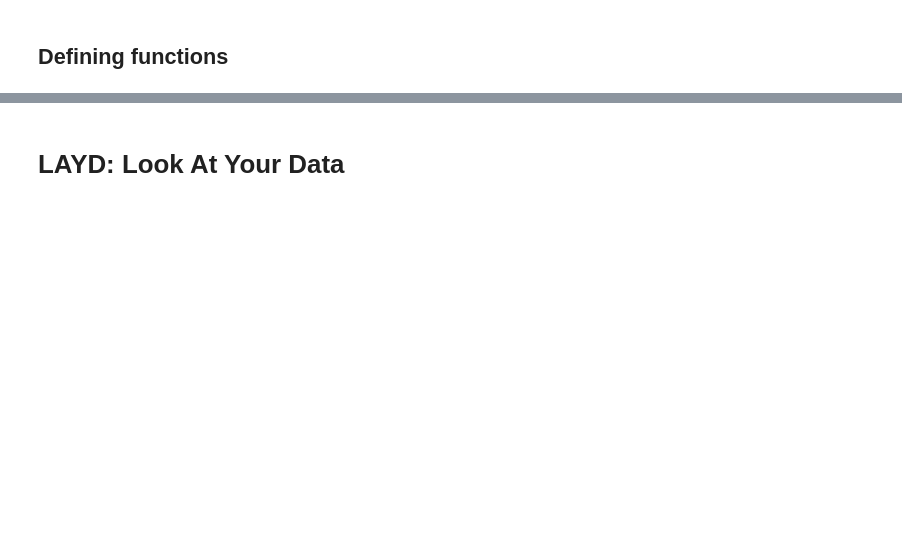
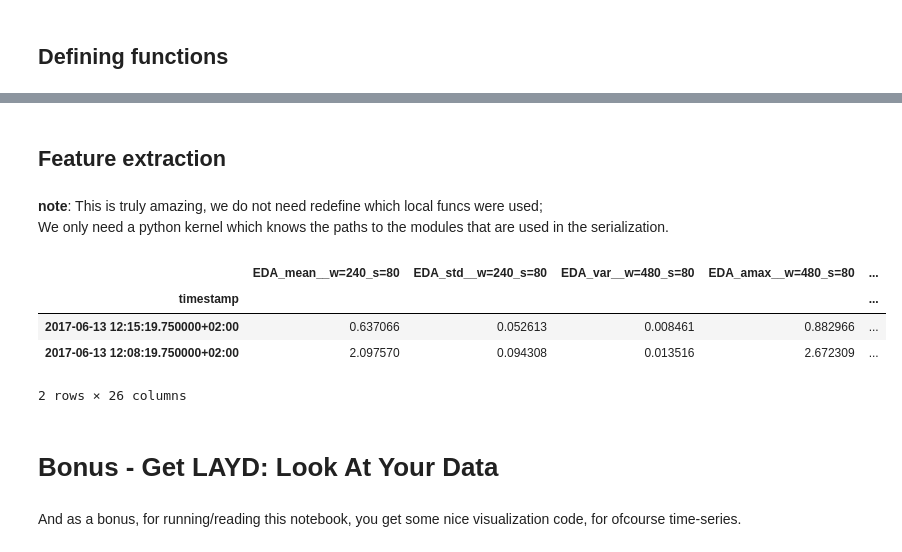
Before and after one commit to predict-idlab/tsflex, a Jupyter notebook: example.ipynb, the cells around one changed output, grey strips where cells are left out. Cells and saved outputs as stored; diff of their text form; code cells hidden in the pictures; blank space fills up the shorter version.

```diff
--- a/example.ipynb
+++ b/example.ipynb
@@ -277,0 +468,2 @@ feature_extraction = FeatureCollection(feature_desc_list=[gsr_feat_extr, tmp_fea
+# %% [markdown]
+## Feature extraction
@@ -278,7 +485,26 @@ feature_extraction = FeatureCollection(feature_desc_list=[gsr_feat_extr, tmp_fea
+# %%
+with open(f"data/example_serialization.pkl", "rb") as f:
+    multimodal_feature_extraction = pickle.load(f)
+
+df_gsr = pd.read_feather(f"{data_dir}gsr.feather").set_index("timestamp")
+df_tmp = pd.read_feather(f"{data_dir}tmp.feather").set_index("timestamp")
+# %% [markdown]
+**note**: This is truly amazing, we do not need redefine which local funcs were used;
+We only need a python kernel which knows the paths to the modules that are used in the serialization.
 # %%
-df_feat = feature_extraction.calculate([df_gsr, df_tmp], merge_dfs=True)
+df_feat = multimodal_feature_extraction.calculate([df_gsr, df_tmp], merge_dfs=True)
+df_feat.sample(2)
+# %% [output]
+|  | EDA_mean__w=240_s=80 | EDA_std__w=240_s=80 | EDA_var__w=480_s=80 | EDA_amax__w=480_s=80 | ... |
+| timestamp |  |  |  |  | ... |
+| 2017-06-13 12:15:19.750000+02:00 | 0.637066 | 0.052613 | 0.008461 | 0.882966 | ... |
+| 2017-06-13 12:08:19.750000+02:00 | 2.097570 | 0.094308 | 0.013516 | 2.672309 | ... |
+2 rows × 26 columns
 # %% [markdown]
-# LAYD: Look At Your Data
+# Bonus - Get LAYD: Look At Your Data
+# %% [markdown]
+And as a bonus, for running/reading this notebook, you get some nice visualization code, for
+ofcourse time-series.
 # %%
 import ipywidgets as widgets
 import plotly.graph_objects as go
```
Also changed, not shown: parts of 83 cells of this notebook, 3 other files.
